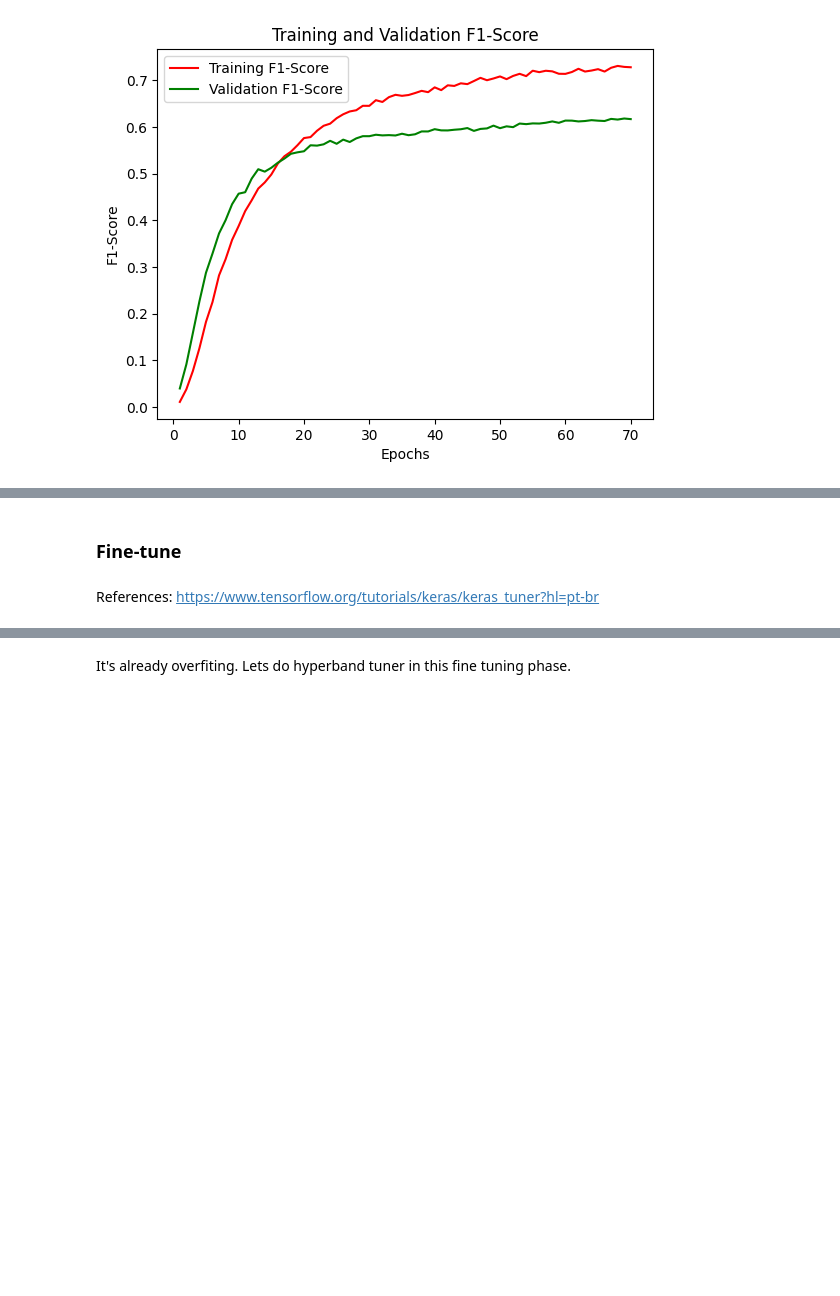
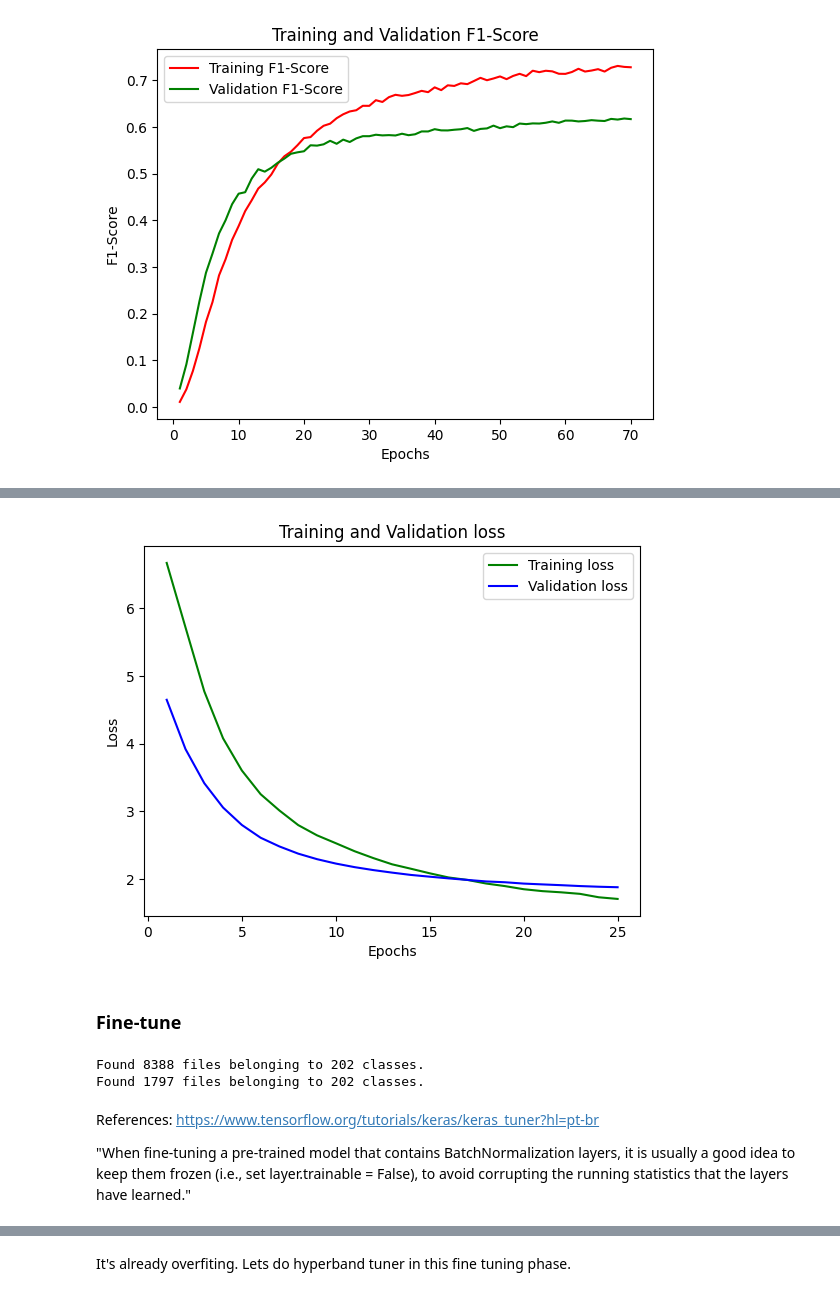
Before and after one commit to mgalao/deep-learning-project, a Jupyter notebook: project/DL_Pre_Trained_Models copy.ipynb, the cells around one changed output, grey strips where cells are left out. Cells and saved outputs as stored; diff of their text form; code cells hidden in the pictures; blank space fills up the shorter version.

```diff
--- a/project/DL_Pre_Trained_Models copy.ipynb
+++ b/project/DL_Pre_Trained_Models copy.ipynb
@@ -241,0 +325,6 @@ experiment.model.save("final_training_resnet50_with_preprocessing_pre_finetuning
+# %%
+loss_train_final = history_final.history['loss']
+loss_val_final = history_final.history['val_loss']
+plot_model_loss(num_epochs=25, train_loss=loss_train_final, val_loss=loss_val_final)
+# %% [output]
+[figure, added]
@@ -242,5 +333,26 @@ experiment.model.save("final_training_resnet50_with_preprocessing_pre_finetuning
 # %% [markdown]
 ### Fine-tune
-# %% [markdown]
-References: https://www.tensorflow.org/tutorials/keras/keras_tuner?hl=pt-br
+# %%
+# Load datasets
+train_ds_ft, class_names = preprocess.load_img(
+    data_dir="../data/rare_species/train",
+    minority_class=[],
+    augment=None,
+    oversampling=False,
+    shuffle=True,
+    preprocessing_function=preprocess_input)
+
+val_ds_ft, _ = preprocess.load_img(
+    data_dir="../data/rare_species/val",
+    minority_class=[],
+    augment=None,
+    shuffle= False,
+    preprocessing_function=preprocess_input)
+# %% [output]
+Found 8388 files belonging to 202 classes.
+Found 1797 files belonging to 202 classes.
+# %% [markdown]
+References: https://www.tensorflow.org/tutorials/keras/keras_tuner?hl=pt-br
+
+"When fine-tuning a pre-trained model that contains BatchNormalization layers, it is usually a good idea to keep them frozen (i.e., set layer.trainable = False), to avoid corrupting the running statistics that the layers have learned."
 # %%
```
Also changed, not shown: parts of 96 cells of this notebook, 1 other file.
